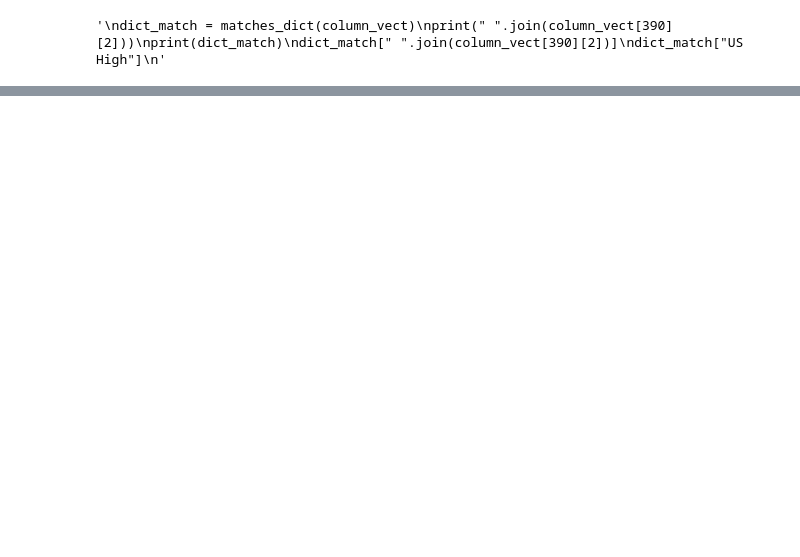
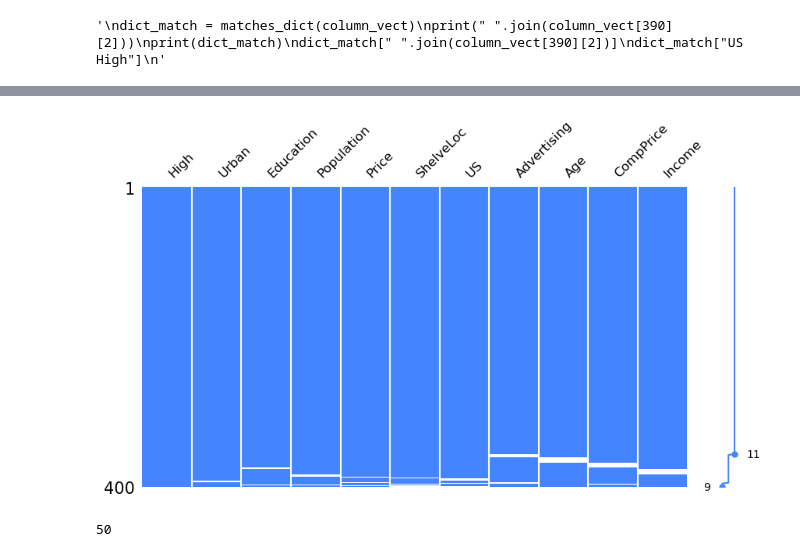
Before and after one commit to danielchfynn/TREE4, a Jupyter notebook: binpi_applied.ipynb, the cells around one changed output, grey strips where cells are left out. Saved outputs shown, nothing was run; the diff lists cells and outputs as text; code cells hidden in the pictures; blank space fills up the shorter version.

```diff
--- a/binpi_applied.ipynb
+++ b/binpi_applied.ipynb
@@ -231,0 +260,12 @@ df_complete.iloc[[15,12,111,346,71,258,125,13,216,44]]
+# %%
+id_matrix = id_matrix_creator(df)
+
+df2, column_vect = lexographical_matrix(df, id_matrix)
+
+missingno.matrix(df2, figsize=(10,5), fontsize=12, color=(0.27, 0.52, 1.0));
+# %% [output]
+[figure, added]
+# %%
+df2.isna().sum().sum()
+# %% [output]
+50
```
Also changed, not shown: parts of 21 cells of this notebook, 4 other files.
